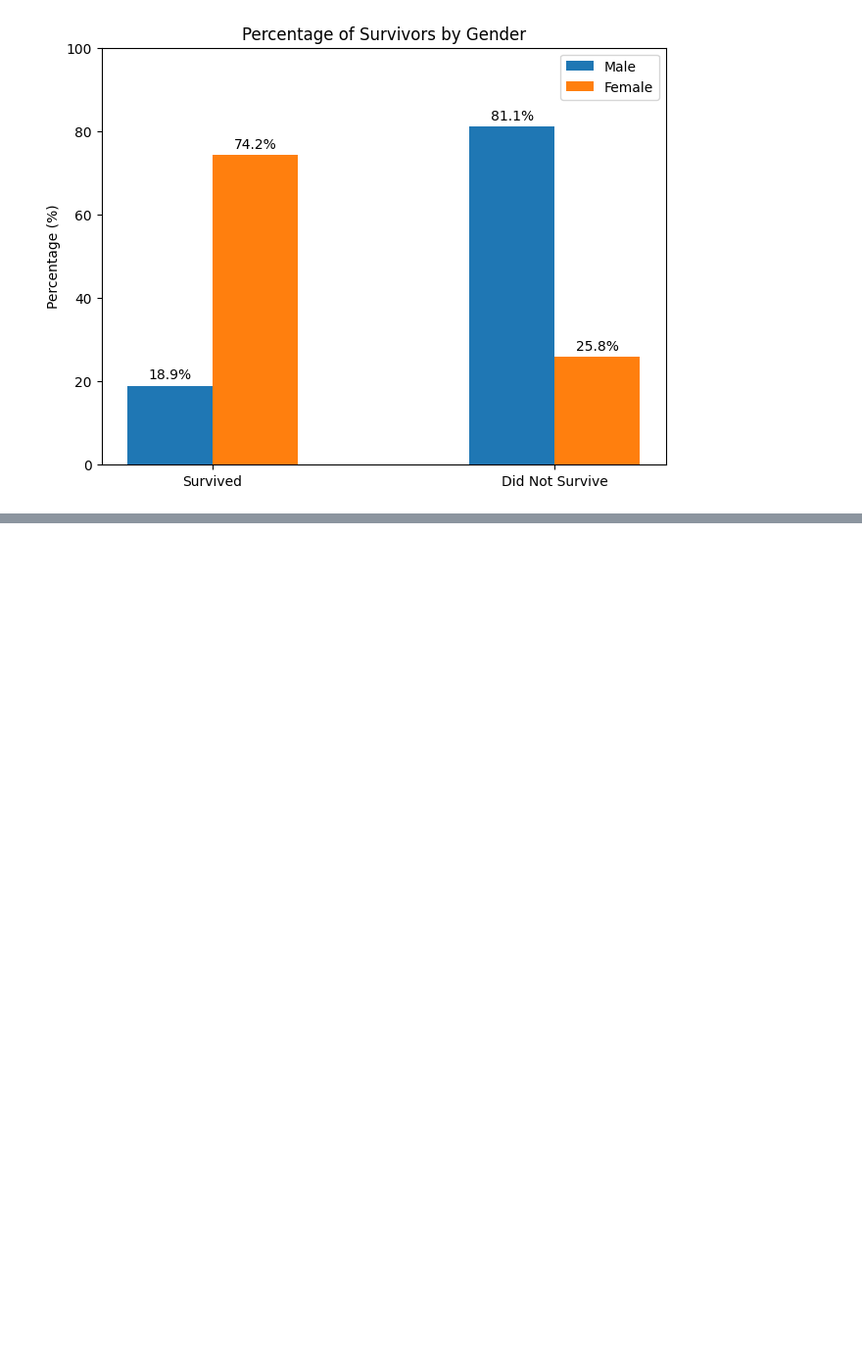
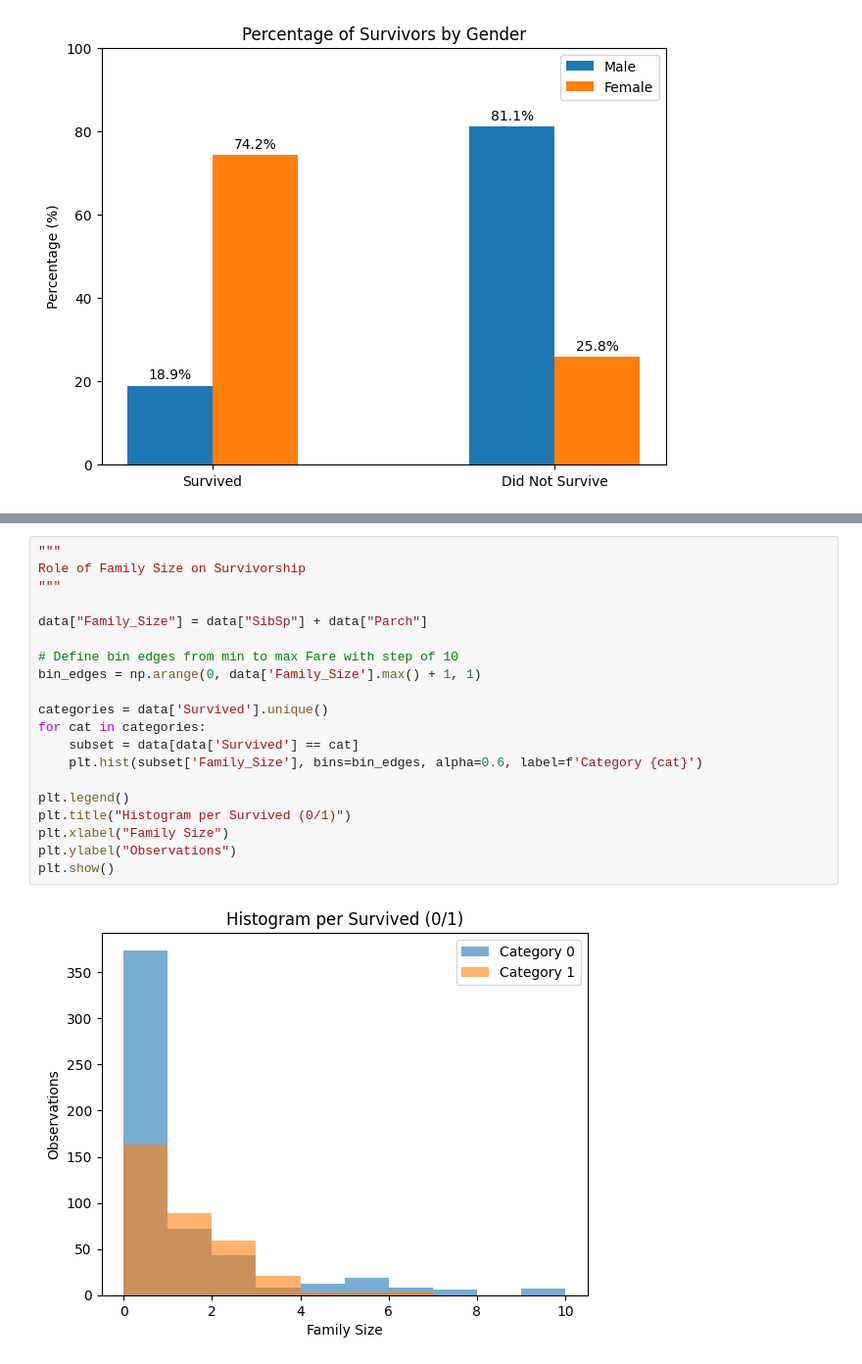
Before and after one commit to Dar-Mik/Titanic_prediction, a Jupyter notebook: Main.ipynb, the cells around one changed output, grey strips where cells are left out. Shown: that part at 98% size. Saved outputs shown, nothing was run; the diff lists cells and outputs as text; blank space fills up the shorter version.

```diff
--- a/Main.ipynb
+++ b/Main.ipynb
@@ -234,3 +215,25 @@ ax.legend()
 # %% [output]
 <matplotlib.legend.Legend at 0x...>
 [figure]
+# %%
+"""
+Role of Family Size on Survivorship
+"""
+
+data["Family_Size"] = data["SibSp"] + data["Parch"]
+
+# Define bin edges from min to max Fare with step of 10
+bin_edges = np.arange(0, data['Family_Size'].max() + 1, 1)
+
+categories = data['Survived'].unique()
+for cat in categories:
+    subset = data[data['Survived'] == cat]
+    plt.hist(subset['Family_Size'], bins=bin_edges, alpha=0.6, label=f'Category {cat}')
+
+plt.legend()
+plt.title("Histogram per Survived (0/1)")
+plt.xlabel("Family Size")
+plt.ylabel("Observations")
+plt.show()
+# %% [output]
+[figure, added]
```
Also changed, not shown: parts of 12 cells of this notebook, 2 other files.
